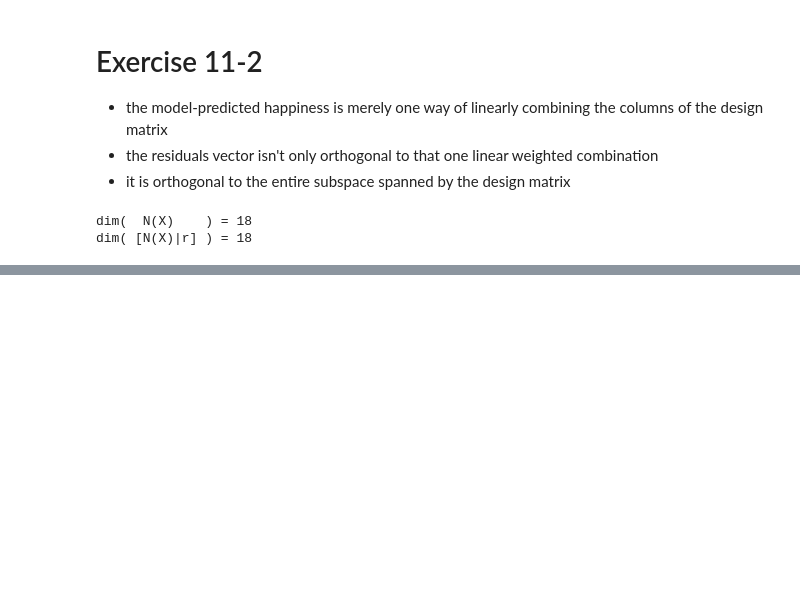
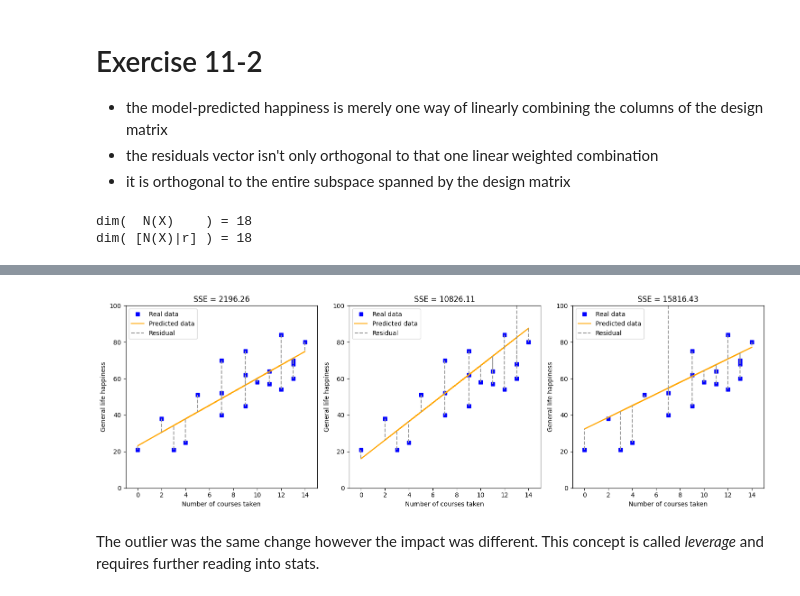
Before and after one commit to Amertz08/python-learnings, a Jupyter notebook: practical-linear-algebra/ch11_exercises.ipynb, the cells around one changed output, grey strips where cells are left out. Saved outputs shown, nothing was run; the diff lists cells and outputs as text; code cells hidden in the pictures; blank space fills up the shorter version.

```diff
--- a/practical-linear-algebra/ch11_exercises.ipynb
+++ b/practical-linear-algebra/ch11_exercises.ipynb
@@ -9,8 +10,8 @@ from scipy.linalg import null_space
 - Compute the dot product and the correlation coefficient between the residuals and the model predicted data
 - In theory both should be exactly zero
 # %%
-numcourses = [13,4,12,3,14,13,12,9,11,7,13,11,9,2,5,7,10,0,9,7]
-happiness  = [70,25,54,21,80,68,84,62,57,40,60,64,45,38,51,52,58,21,75,70]
+numcourses = np.array([13,4,12,3,14,13,12,9,11,7,13,11,9,2,5,7,10,0,9,7])
+happiness  = np.array([70,25,54,21,80,68,84,62,57,40,60,64,45,38,51,52,58,21,75,70])
 # %%
 # design matrix as a column vector
 X = np.hstack((np.ones((20,1)),np.array(numcourses,ndmin=2).T))
@@ -71,0 +77,4 @@ dim( [N(X)|r] ) = 18
+# %%
+# we already did 1) in problem 11-1 so jump to QR
+Q, R = np.linalg.qr(X)
+np.linalg.inv(R) @ Q.T @ np.array(happiness)
@@ -71,0 +106,28 @@ dim( [N(X)|r] ) = 18
+# %%
+happy_copy = happiness.copy()
+happy_copy[0] = 170
+happy_copy2 = happiness.copy()
+happy_copy2[len(happiness)-1] = 170
+# %%
+# we already have Q & R for X and so we just need to recalculate the coefficients for both
+datasets = [happiness, happy_copy, happy_copy2]
+qr_left = np.linalg.inv(R) @ Q.T
+
+fig, axes = plt.subplots(1,len(datasets), figsize=(15,5))
+for i, data in enumerate(datasets):
+     beta = qr_left @ data
+     pred_happiness = X @ beta
+     axes[i].plot(numcourses, data, "bs")
+     axes[i].plot(numcourses, pred_happiness, color="orange")
+     for n, yy, yHat in zip(numcourses, data, pred_happiness):
+         axes[i].plot([n,n], [yy, yHat], "--", color=[.6,.6,.6])
+
+     axes[i].set(xlabel='Number of courses taken',ylabel='General life happiness',
+          xlim=[-1,15],ylim=[0,100],xticks=range(0,15,2))
+     axes[i].legend(['Real data','Predicted data','Residual'])
+     axes[i].set_title(f'SSE = {np.sum((pred_happiness-data)**2):.2f}')
+fig.tight_layout()
+# %% [output]
+[figure, added]
+# %% [markdown]
+The outlier was the same change however the impact was different. This concept is called *leverage* and requires further reading into stats.
```
Also changed, not shown: parts of 6 cells of this notebook.
